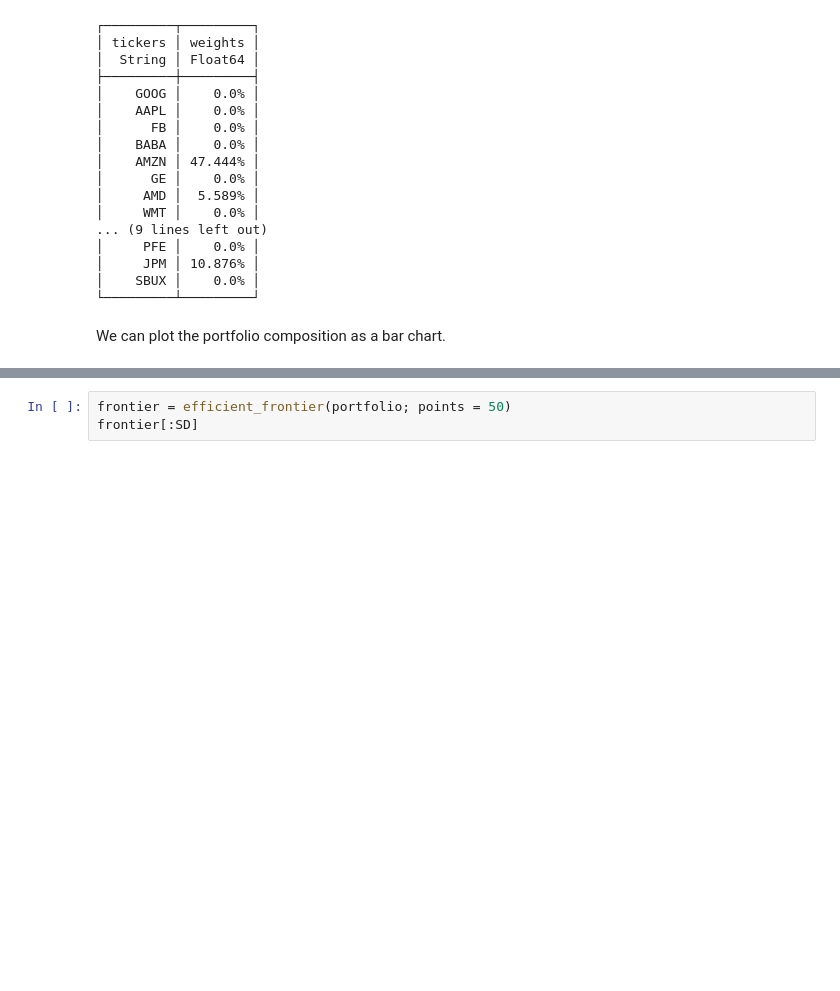
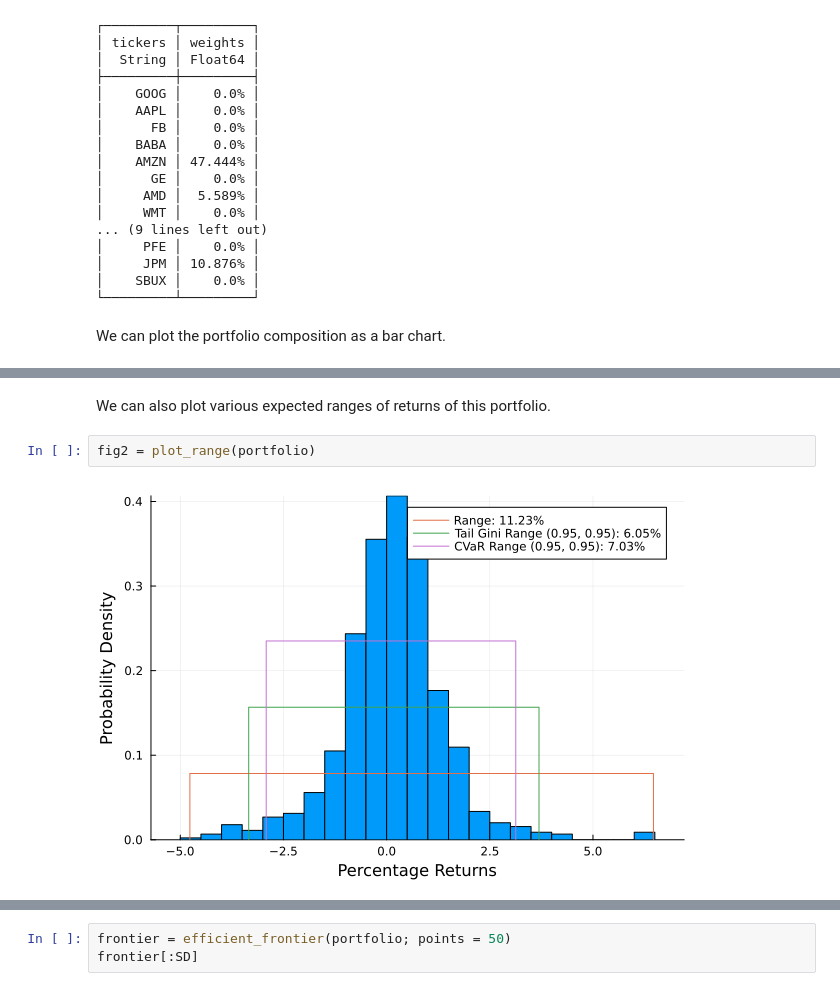
Before and after one commit to dcelisgarza/PortfolioOptimiser.jl, a Jupyter notebook: Tutorials/1_Simple_Mean_Risk_Optimisation.ipynb, the cells around one changed output, grey strips where cells are left out. Drawn from its saved outputs; the diff is of its cells as text; blank space fills up the shorter version.

```diff
--- a/Tutorials/1_Simple_Mean_Risk_Optimisation.ipynb
+++ b/Tutorials/1_Simple_Mean_Risk_Optimisation.ipynb
@@ -100,0 +101,6 @@ fig1 = plot_bar(portfolio)
+# %% [markdown]
+We can also plot various expected ranges of returns of this portfolio.
+# %%
+fig2 = plot_range(portfolio)
+# %% [output]
+[figure, added]
```
Also changed, not shown: parts of 16 cells of this notebook, 1 other file.
